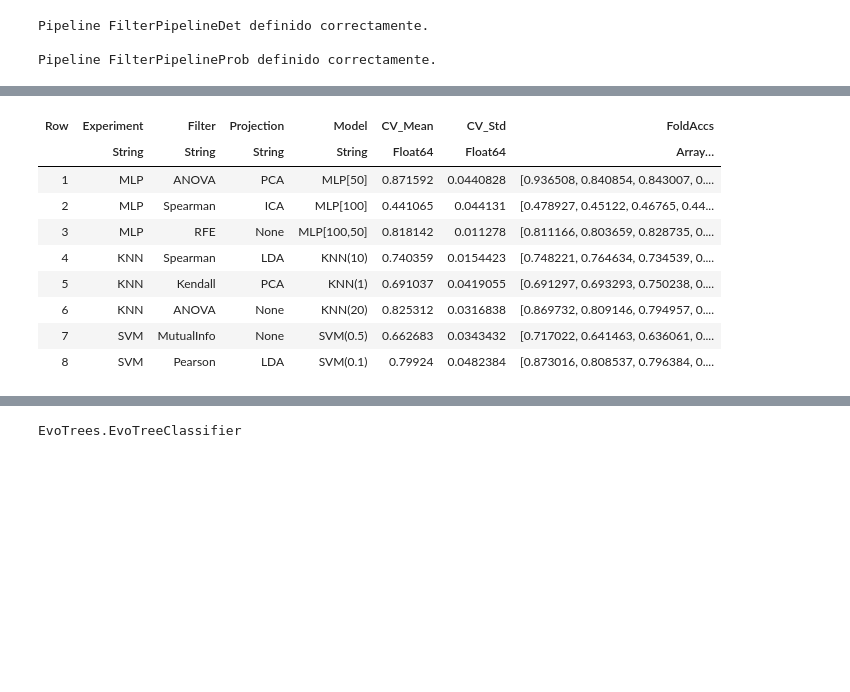
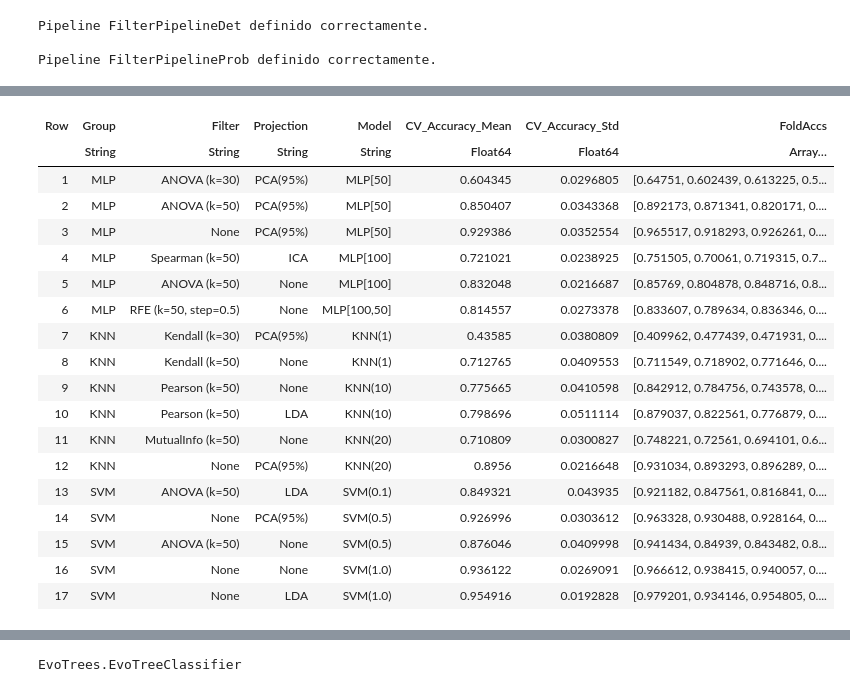
Before and after one commit to anibalsande/MAAAI, a Jupyter notebook: Practica2.ipynb, the cells around one changed output, grey strips where cells are left out. Cells and saved outputs as stored; diff of their text form; code cells hidden in the pictures; blank space fills up the shorter version.

```diff
--- a/Practica2.ipynb
+++ b/Practica2.ipynb
@@ -1118,49 +1070,61 @@ using MLJ, MLJBase, DataFrames, Statistics
 X_table = X_train
 y_vec = y_train
 
+# Definición del DataFrame de Resultados
+results_basicos = DataFrame(
+    Group = String[],       # Familia (MLP, KNN, SVM)
+    Filter = String[],      # Nombre del filtro
+    Projection = String[],  # Nombre de la proyección
+    Model = String[],       # Nombre del modelo
+    CV_Accuracy_Mean = Float64[],    # Accuracy media
+    CV_Accuracy_Std = Float64[],     # Desviación típica
+    FoldAccs = Vector{Float64}[] # Vector de resultados (para el T-test)
+)
+
 train_test_pairs = [(split.train, split.test) for split in cv_splits]
 
-# Definición del DataFrame de Resultados
-results_basicos = DataFrame(
-    Experiment = String[],
-    Filter = String[],
-    Projection = String[],
-    Model = String[],
-    CV_Mean = Float64[],
-    CV_Std = Float64[],
-    FoldAccs = Vector{Float64}[]
-)
+experiments = [
 
-# --- 4. Definición de Experimentos ---
-experiments = [
-    ("MLP", FilterPipelineProb(ANOVAFilter(k=50), Pipeline(normalizer=MinMaxNormalizer(), projection=PCA_model(maxoutdim=20)), mlp_50), "ANOVA", "PCA", "MLP[50]"),
-    ("MLP", FilterPipelineProb(SpearmanCorrelationFilter(k=30), Pipeline(normalizer=MinMaxNormalizer(), projection=ica), mlp_100), "Spearman", "ICA", "MLP[100]"),
-    ("MLP", FilterPipelineProb(RFEFilter(k=50, step=0.5), Pipeline(normalizer=MinMaxNormalizer()), mlp_100_50), "RFE", "None", "MLP[100,50]"),
-    ("KNN", FilterPipelineProb(SpearmanCorrelationFilter(k=50), Pipeline(normalizer=MinMaxNormalizer(), projection=LDA_model()), knn_10), "Spearman", "LDA", "KNN(10)"),
-    ("KNN", FilterPipelineProb(KendallCorrelationFilter(k=50), Pipeline(normalizer=MinMaxNormalizer(), projection=PCA_model(maxoutdim=20)), knn_1), "Kendall", "PCA", "KNN(1)"),
-    ("KNN", FilterPipelineProb(ANOVAFilter(k=50), Pipeline(normalizer=MinMaxNormalizer()), knn_20), "ANOVA", "None", "KNN(20)"),
-    ("SVM", FilterPipelineDet(MutualInformationFilter(k=50), Pipeline(normalizer=MinMaxNormalizer()), svm_05), "MutualInfo", "None", "SVM(0.5)"),
-    #("SVM", FilterPipelineDet(nothing, Pipeline(normalizer=MinMaxNormalizer(), projection=ica), svm_10), "None", "ICA", "SVM(1.0)"),
-    ("SVM", FilterPipelineDet(PearsonCorrelationFilter(k=50), Pipeline(normalizer=MinMaxNormalizer(), projection=LDA_model()), svm_01), "Pearson", "LDA", "SVM(0.1)")
+    # GRUPO MLP
+    ("MLP", "ANOVA (k=30)", "PCA(95%)", "MLP[50]", FilterPipelineProb(ANOVAFilter(k=30), Pipeline(normalizer=MinMaxNormalizer(), projection=PCA_model(variance_ratio=0.95)), mlp_50)),
+    ("MLP", "ANOVA (k=50)", "PCA(95%)", "MLP[50]", FilterPipelineProb(ANOVAFilter(k=50), Pipeline(normalizer=MinMaxNormalizer(), projection=PCA_model(variance_ratio=0.95)), mlp_50)),
+    ("MLP", "None", "PCA(95%)", "MLP[50]", FilterPipelineProb(nothing, Pipeline(normalizer=MinMaxNormalizer(), projection=PCA_model(variance_ratio=0.95)), mlp_50)),
+    ("MLP", "Spearman (k=50)", "ICA", "MLP[100]", FilterPipelineProb(SpearmanCorrelationFilter(k=50), Pipeline(normalizer=MinMaxNormalizer(), projection=ICA_model(outdim=15, maxiter=1000, tol=0.6, do_whiten=true)), mlp_100)),
+    ("MLP", "ANOVA (k=50)", "None", "MLP[100]", FilterPipelineProb(ANOVAFilter(k=50), Pipeline(normalizer=MinMaxNormalizer()), mlp_100)),
+    ("MLP", "RFE (k=50, step=0.5)", "None", "MLP[100,50]", FilterPipelineProb(RFEFilter(k=50, step=0.5), Pipeline(normalizer=MinMaxNormalizer()), mlp_100_50)),
+
+    # GRUPO KNN
+    ("KNN", "Kendall (k=30)", "PCA(95%)", "KNN(1)", FilterPipelineProb(KendallCorrelationFilter(k=30), Pipeline(normalizer=MinMaxNormalizer(), projection=PCA_model(variance_ratio=0.95)), knn_1)),
+    ("KNN", "Kendall (k=50)", "None", "KNN(1)", FilterPipelineProb(KendallCorrelationFilter(k=50), Pipeline(normalizer=MinMaxNormalizer()), knn_1)),
+    ("KNN", "Pearson (k=50)", "None", "KNN(10)", FilterPipelineProb(PearsonCorrelationFilter(k=50), Pipeline(normalizer=MinMaxNormalizer()), knn_10)),
+    ("KNN", "Pearson (k=50)", "LDA", "KNN(10)", FilterPipelineProb(PearsonCorrelationFilter(k=50), Pipeline(normalizer=MinMaxNormalizer(), projection=LDA_model()), knn_10)),
+    ("KNN", "MutualInfo (k=50)", "None", "KNN(20)", FilterPipelineProb(MutualInformationFilter(k=50), Pipeline(normalizer=MinMaxNormalizer()), knn_20)),
+    ("KNN", "None", "PCA(95%)", "KNN(20)", FilterPipelineProb(nothing, Pipeline(normalizer=MinMaxNormalizer(), projection=PCA_model(variance_ratio=0.95)), knn_20)),
+
+    # GRUPO SVM
+    ("SVM", "ANOVA (k=50)", "LDA", "SVM(0.1)", FilterPipelineDet(ANOVAFilter(k=50), Pipeline(normalizer=MinMaxNormalizer(), projection=LDA_model()), svm_01)),
+    ("SVM", "None", "PCA(95%)", "SVM(0.5)", FilterPipelineDet(nothing, Pipeline(normalizer=MinMaxNormalizer(), projection=PCA_model(variance_ratio=0.95)), svm_05)),
+    ("SVM", "ANOVA (k=50)", "None", "SVM(0.5)", FilterPipelineDet(ANOVAFilter(k=50), Pipeline(normalizer=MinMaxNormalizer()), svm_05)),
+    ("SVM", "None", "None", "SVM(1.0)", FilterPipelineDet(nothing, Pipeline(normalizer=MinMaxNormalizer()), svm_10)),
+    ("SVM", "None", "LDA", "SVM(1.0)", FilterPipelineDet(nothing, Pipeline(normalizer=MinMaxNormalizer(), projection=LDA_model()), svm_10))
 ]
-
-# --- 5. Evaluación ---
-println("\nEvaluando Pipelines...")
-
-for (name, pipe, fname, pname, mname) in experiments
-    println("  Evaluando: $name ($fname + $pname + $mname)")
+# Evaluación de pipelines
+println("\nEVALUANDO PIPELINES:")
+for (group, fname, pname, mname, pipe) in experiments
+    println("\nEvaluando: $group | $fname + $pname + $mname")
 
     mach = machine(pipe, X_table, y_vec)
     res = evaluate!(mach, resampling=train_test_pairs, measures=[accuracy], verbosity=0)
 
     mean_cv = res.measurement[1]
     std_cv = std(res.per_fold[1])
+    fold_accs = res.per_fold[1]
 
-    fold_accs = res.per_fold[1]
-    push!(results_basicos, (name, fname, pname, mname, mean_cv, std_cv, fold_accs))
+    push!(results_basicos, (group, fname, pname, mname, mean_cv, std_cv, fold_accs))
+    println("  Acc: $(round(mean_cv, digits=4))")
 end
 
 # Mostrar resultados
-println("\nResultados Basicos")
+println("\n RESULTADOS DE MODELOS BÁSICOS:")
 display(results_basicos)
 # %% [output]
@@ -1179,10 +1149,19 @@ Resultados Basicos
-| Row | Experiment | Filter | Projection | Model | CV_Mean | CV_Std | FoldAccs |
+| Row | Group | Filter | Projection | Model | CV_Accuracy_Mean | CV_Accuracy_Std | FoldAccs |
 |  | String | String | String | String | Float64 | Float64 | Array… |
-| 1 | MLP | ANOVA | PCA | MLP[50] | 0.871592 | 0.0440828 | [0.936508, 0.840854, 0.843007, 0.... |
-| 2 | MLP | Spearman | ICA | MLP[100] | 0.441065 | 0.044131 | [0.478927, 0.45122, 0.46765, 0.44... |
-| 3 | MLP | RFE | None | MLP[100,50] | 0.818142 | 0.011278 | [0.811166, 0.803659, 0.828735, 0.... |
-| 4 | KNN | Spearman | LDA | KNN(10) | 0.740359 | 0.0154423 | [0.748221, 0.764634, 0.734539, 0.... |
-| 5 | KNN | Kendall | PCA | KNN(1) | 0.691037 | 0.0419055 | [0.691297, 0.693293, 0.750238, 0.... |
-| 6 | KNN | ANOVA | None | KNN(20) | 0.825312 | 0.0316838 | [0.869732, 0.809146, 0.794957, 0.... |
-| 7 | SVM | MutualInfo | None | SVM(0.5) | 0.662683 | 0.0343432 | [0.717022, 0.641463, 0.636061, 0.... |
-| 8 | SVM | Pearson | LDA | SVM(0.1) | 0.79924 | 0.0482384 | [0.873016, 0.808537, 0.796384, 0.... |
+| 1 | MLP | ANOVA (k=30) | PCA(95%) | MLP[50] | 0.604345 | 0.0296805 | [0.64751, 0.602439, 0.613225, 0.5... |
+| 2 | MLP | ANOVA (k=50) | PCA(95%) | MLP[50] | 0.850407 | 0.0343368 | [0.892173, 0.871341, 0.820171, 0.... |
+| 3 | MLP | None | PCA(95%) | MLP[50] | 0.929386 | 0.0352554 | [0.965517, 0.918293, 0.926261, 0.... |
+| 4 | MLP | Spearman (k=50) | ICA | MLP[100] | 0.721021 | 0.0238925 | [0.751505, 0.70061, 0.719315, 0.7... |
+| 5 | MLP | ANOVA (k=50) | None | MLP[100] | 0.832048 | 0.0216687 | [0.85769, 0.804878, 0.848716, 0.8... |
+| 6 | MLP | RFE (k=50, step=0.5) | None | MLP[100,50] | 0.814557 | 0.0273378 | [0.833607, 0.789634, 0.836346, 0.... |
+| 7 | KNN | Kendall (k=30) | PCA(95%) | KNN(1) | 0.43585 | 0.0380809 | [0.409962, 0.477439, 0.471931, 0.... |
+| 8 | KNN | Kendall (k=50) | None | KNN(1) | 0.712765 | 0.0409553 | [0.711549, 0.718902, 0.771646, 0.... |
+| 9 | KNN | Pearson (k=50) | None | KNN(10) | 0.775665 | 0.0410598 | [0.842912, 0.784756, 0.743578, 0.... |
+| 10 | KNN | Pearson (k=50) | LDA | KNN(10) | 0.798696 | 0.0511114 | [0.879037, 0.822561, 0.776879, 0.... |
+| 11 | KNN | MutualInfo (k=50) | None | KNN(20) | 0.710809 | 0.0300827 | [0.748221, 0.72561, 0.694101, 0.6... |
+| 12 | KNN | None | PCA(95%) | KNN(20) | 0.8956 | 0.0216648 | [0.931034, 0.893293, 0.896289, 0.... |
+| 13 | SVM | ANOVA (k=50) | LDA | SVM(0.1) | 0.849321 | 0.043935 | [0.921182, 0.847561, 0.816841, 0.... |
+| 14 | SVM | None | PCA(95%) | SVM(0.5) | 0.926996 | 0.0303612 | [0.963328, 0.930488, 0.928164, 0.... |
+| 15 | SVM | ANOVA (k=50) | None | SVM(0.5) | 0.876046 | 0.0409998 | [0.941434, 0.84939, 0.843482, 0.8... |
+| 16 | SVM | None | None | SVM(1.0) | 0.936122 | 0.0269091 | [0.966612, 0.938415, 0.940057, 0.... |
+| 17 | SVM | None | LDA | SVM(1.0) | 0.954916 | 0.0192828 | [0.979201, 0.934146, 0.954805, 0.... |
```
Also changed, not shown: parts of 22 cells of this notebook.
